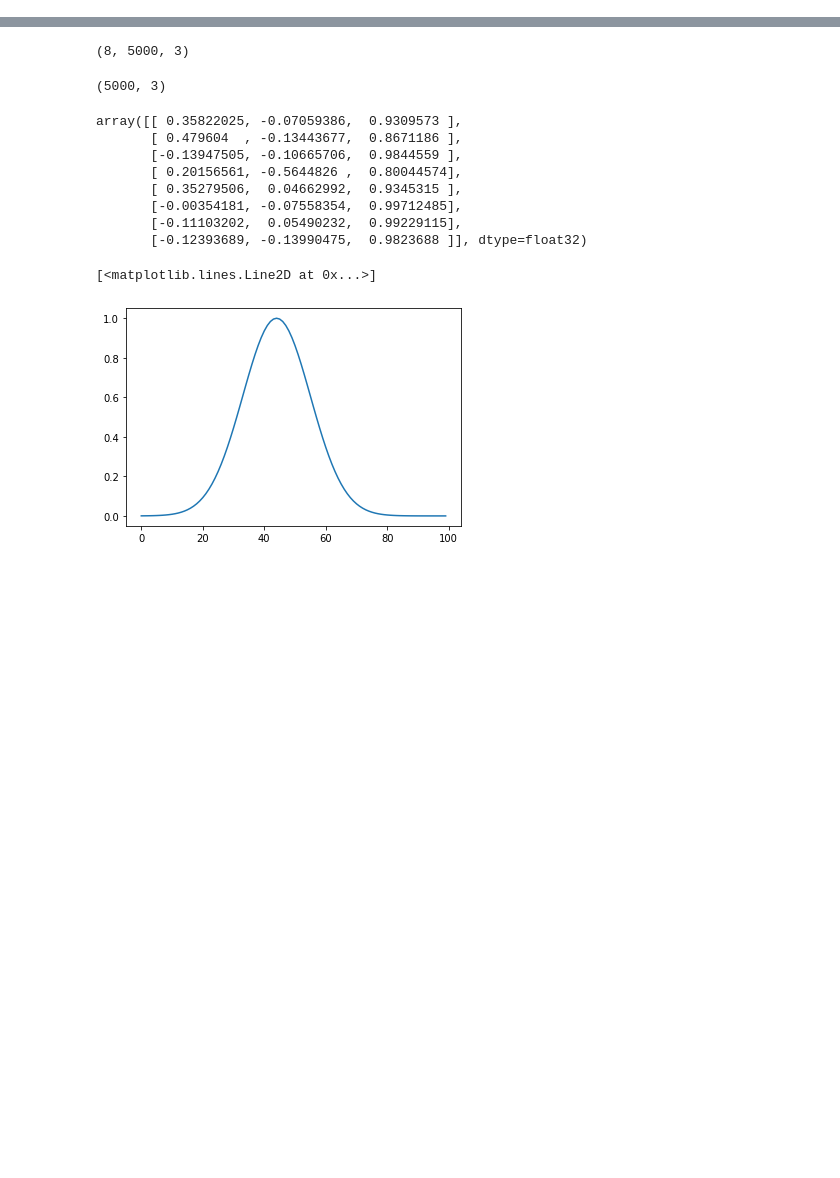
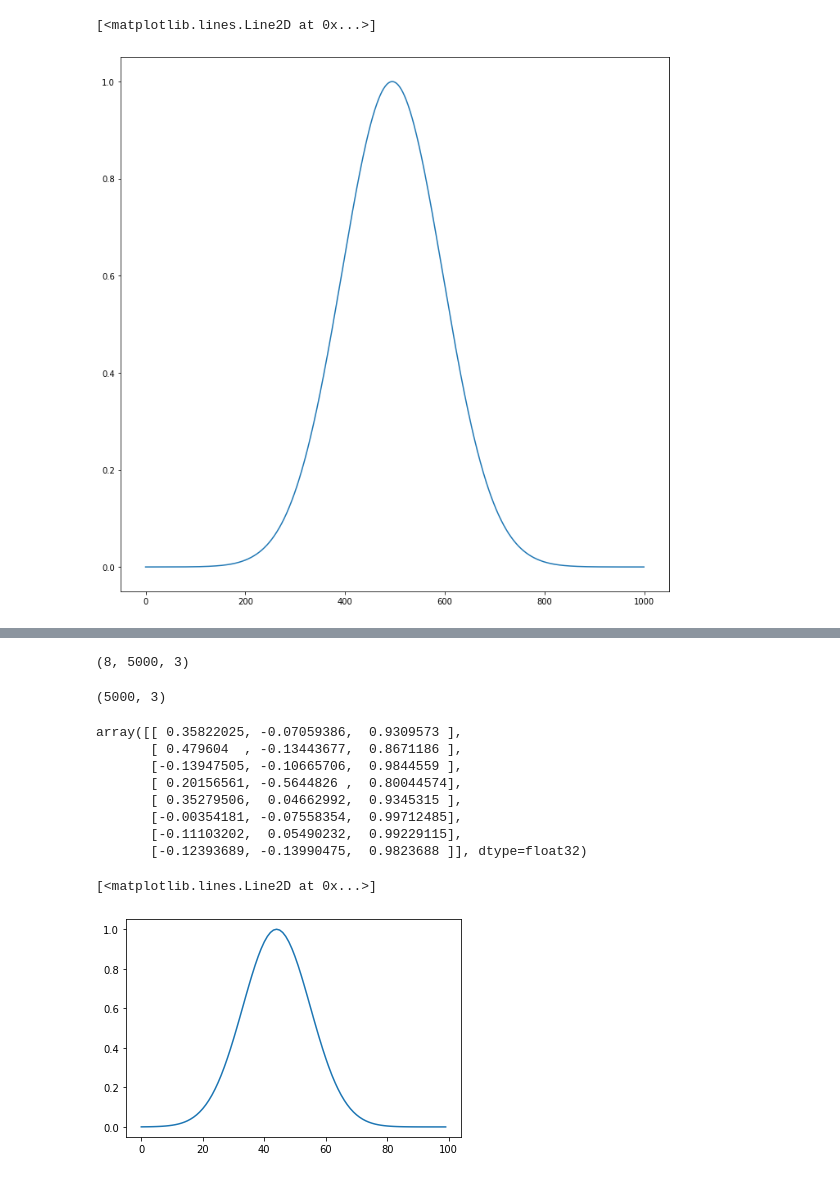
Before and after one commit to liangkaizhang/yet-another-jax-nerf, a Jupyter notebook: scripts/test_model.ipynb, the cells around one changed output, grey strips where cells are left out. Drawn from its saved outputs; the diff is of its cells as text; code cells hidden in the pictures; blank space fills up the shorter version.

```diff
--- a/scripts/test_model.ipynb
+++ b/scripts/test_model.ipynb
@@ -135,0 +91,5 @@ points.shape
+# %%
+plt.plot(points_sigma[0, ...])
+# %% [output]
+[<matplotlib.lines.Line2D at 0x...>]
+[figure, added]
```
Also changed, not shown: parts of 11 cells of this notebook, 2 other files.
